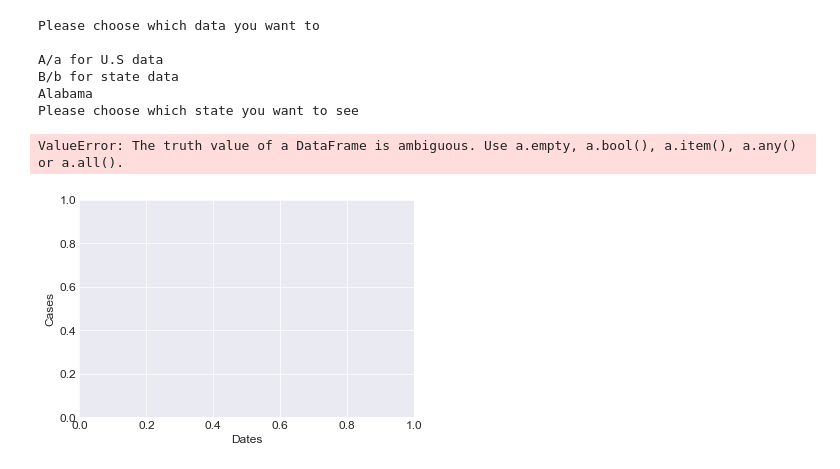
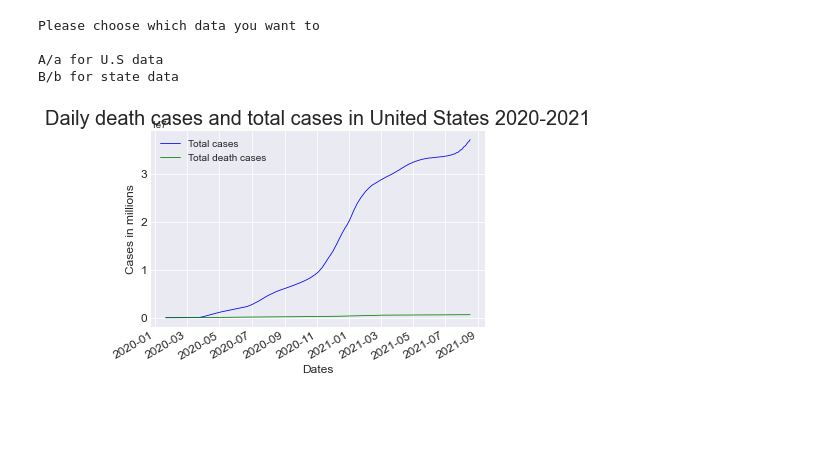
Before and after one commit to jenlcmc/COVID19-Data-Visualization, a Jupyter notebook: covid19.ipynb, the cells around one changed output. Drawn from its saved outputs; the diff is of its cells as text; code cells hidden in the pictures; blank space fills up the shorter version.

```diff
--- a/covid19.ipynb
+++ b/covid19.ipynb
@@ -21,21 +21,17 @@ def user_choice():
         if choice.lower() == 'q':
             return
         else:
-            header = ['data', 'state', 'fips' ,'cases', 'death',
-            'confirmed_cases', 'confirmed_deaths', 'probable_cases', 'probable_deaths']
-
             if(choice.lower() == "a"):
-                header = ['data', 'cases', 'deaths', 'confirmed_cases', 'confirmed_deaths', 'probable_cases', 'probable_deaths']
+                header = ['data', 'cases', 'deaths']
                 return 'a'
             elif(choice.lower() == "b"):
-                header = ['date', 'state', 'fips' ,'cases', 'deaths',
-            'confirmed_cases', 'confirmed_deaths', 'probable_cases', 'probable_deaths']
+                header = ['date', 'state', 'fips' ,'cases', 'deaths']
                 return 'b'
             break;
 # %%
 def read_file(choice):
     if(choice == 'a'):
-        df = pd.read_csv("https://github.com/nytimes/covid-19-data/raw/master/live/us.csv")
+        df = pd.read_csv("https://github.com/nytimes/covid-19-data/raw/master/us.csv")
     else:
-        df = pd.read_csv("https://github.com/nytimes/covid-19-data/raw/master/live/us-states.csv")
+        df = pd.read_csv("https://github.com/nytimes/covid-19-data/raw/master/us-states.csv")
     return df
@@ -44,49 +38,52 @@ def read_file(choice):
 # %%
 choice = user_choice()
 data = read_file(choice)
+
 data['date'] = data['date'].map(lambda x: datetime.strptime(str(x), '%Y-%m-%d'))
 #list(data)
 #data.head()
 
 fig, ax = plt.subplots()
 plt.style.use('seaborn-darkgrid')
 plt.xlabel("Dates", fontsize = 12)
 plt.ylabel("Cases", fontsize = 12)
 plt.tick_params(axis = 'both', which = 'major', labelsize = 12)
 
+
+
 if(choice == 'a'):
+    ax.set_ylabel('Cases in millions')
+    ax.plot(data['date'], data['cases'], c = 'blue', label = 'Total cases', linewidth = 0.8, markersize = 5)
+    ax.plot(data['date'], data['deaths'], c = 'green', label = 'Total death cases', linewidth = 0.8, markersize = 5)
     plt.title("Daily death cases and total cases in United States 2020-2021", fontsize = 20)
 else:
-    for index, row in data.iterrows():
-        print(row['state'])
-        while True:
-            try:
-                print("Please choose which state you want to see \n")
-                choice = input("Enter: ")
-            except ValueError:
-                print("Invalid choice")
-                continue
-            if choice == 'q':
-                break
-            if data.loc[data['state'] == choice]:
-                plt.title(f"Daily death cases and total cases in {choice} 2020-2021", fontsize = 20)
-            else:
-                print('No data for state you choice')
-                continue
+    data.sort_values(by=['date','state'])
+    while True:
+        try:
+            print("Please choose which state you want to see \n")
+            choice = input("Enter: ")
+        except ValueError:
+            print("Invalid choice")
+            continue
+        if choice == 'q':
+            break
+        if choice in data.values:
+            plt.title(f"Daily death cases And total cases in {choice} 2020-2021", fontsize = 20)
+            data2 = data[data['state'] == choice]
+            ax.plot(data2['date'], data2['cases'], c = 'blue', label = 'Total cases', linewidth = 0.8, markersize = 5)
+            ax.plot(data2['date'], data2['deaths'], c = 'green', label = 'Total death cases', linewidth = 0.8, markersize = 5)
 
-ax.plot(data['date'], data['cases'], c = 'blue', label = 'Total cases', linewidth = 0.8, markersize = 5)
-ax.plot(data['date'], data['deaths'], c = 'green', label = 'Total death cases', linewidth = 0.8, markersize = 5)
+        else:
+            print('No data for state you choice')
+            continue
+        break
 
 ax.legend()
 plt.gcf().autofmt_xdate()
-#figure(figsize = (10,8))
 plt.show()
 # %% [output]
 Please choose which data you want to
 
 A/a for U.S data
 B/b for state data
-Alabama
-Please choose which state you want to see
-ValueError: The truth value of a DataFrame is ambiguous. Use a.empty, a.bool(), a.item(), a.any() or a.all().
-[figure, old version]
+[figure, new version]
```
Also changed, not shown: parts of 1 cell of this notebook.
